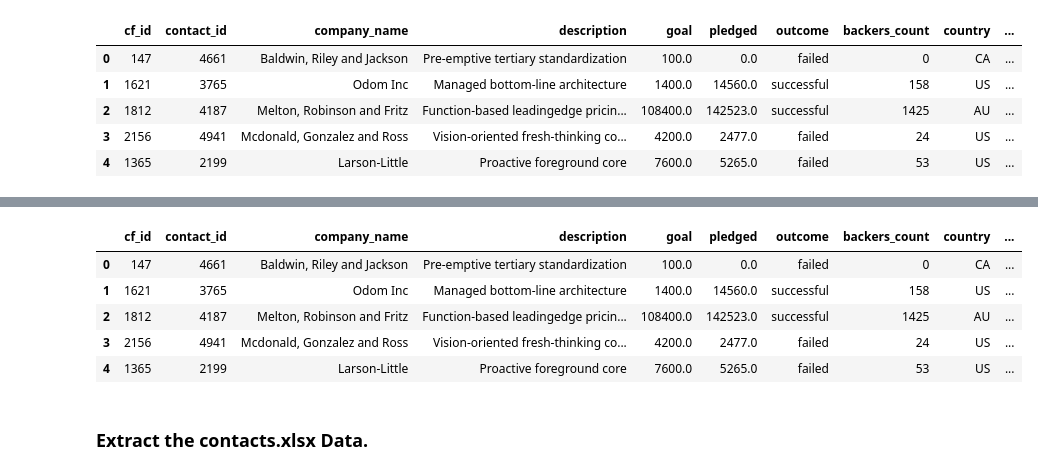
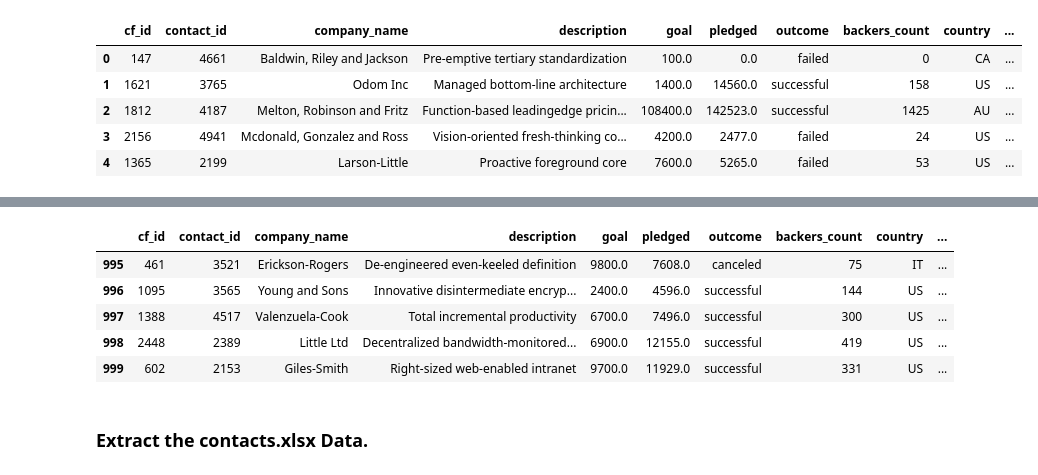
Before and after one commit to zekoNinja/Crowdfunding_ETL, a Jupyter notebook: ETL_Mini_Project_MAkl_MLutfor.ipynb, the cells around one changed output, grey strips where cells are left out. Saved outputs shown, nothing was run; the diff lists cells and outputs as text; code cells hidden in the pictures.

```diff
--- a/ETL_Mini_Project_MAkl_MLutfor.ipynb
+++ b/ETL_Mini_Project_MAkl_MLutfor.ipynb
@@ -287,0 +291,14 @@ from datetime import datetime as dt
+# %%
+# Format the launched_date and end_date columns to datetime format
+from datetime import datetime as dt
+
+# Convert 'launched_date' to datetime format
+campaign_df1['launched_date'] = pd.to_datetime(campaign_df1['launched_date'],format='%Y-%m-%d')
+
+# Convert 'end_date' to datetime format
+campaign_df1['end_date'] = pd.to_datetime(campaign_df1['end_date'],format='%Y-%m-%d')
+
+campaign_df1['launched_date'] =campaign_df1['launched_date'].dt.date
+campaign_df1['end_date'] =campaign_df1['end_date'].dt.date
+
+campaign_df1
@@ -287,0 +319,3 @@ from datetime import datetime as dt
+# %%
+campaign_df1 = campaign_df1.rename(columns={'sub-category': 'subcategory'})
+subcategory_df
@@ -288,8 +340,8 @@ from datetime import datetime as dt
 # %%
 # Merge the campaign_df with the category_df on the "category" column and
 # the subcategory_df on the "subcategory" column.
-
-
+campaign_merged_df1 = pd.merge(campaign_df1, category_df, on='category')
+campaign_merged_df = pd.merge(campaign_merged_df1, subcategory_df, on='subcategory')
 campaign_merged_df.tail(10)
 # %% [output]
 |  | cf_id | contact_id | company_name | description | goal | pledged | outcome | backers_count | country | ... |
@@ -306,11 +358,14 @@ campaign_merged_df.tail(10)
+# %%
+campaign_merged_df=campaign_merged_df.drop(columns=['staff_pick', 'spotlight','category & sub-category','category','subcategory'])
 # %%
 # Drop unwanted columns
+campaign_merged_df.tail()
 # %% [output]
 |  | cf_id | contact_id | company_name | description | goal | pledged | outcome | backers_count | country | ... |
-| 0 | 147 | 4661 | Baldwin, Riley and Jackson | Pre-emptive tertiary standardization | 100.0 | 0.0 | failed | 0 | CA | ... |
-| 1 | 1621 | 3765 | Odom Inc | Managed bottom-line architecture | 1400.0 | 14560.0 | successful | 158 | US | ... |
-| 2 | 1812 | 4187 | Melton, Robinson and Fritz | Function-based leadingedge pricin... | 108400.0 | 142523.0 | successful | 1425 | AU | ... |
-| 3 | 2156 | 4941 | Mcdonald, Gonzalez and Ross | Vision-oriented fresh-thinking co... | 4200.0 | 2477.0 | failed | 24 | US | ... |
-| 4 | 1365 | 2199 | Larson-Little | Proactive foreground core | 7600.0 | 5265.0 | failed | 53 | US | ... |
+| 995 | 461 | 3521 | Erickson-Rogers | De-engineered even-keeled definition | 9800.0 | 7608.0 | canceled | 75 | IT | ... |
+| 996 | 1095 | 3565 | Young and Sons | Innovative disintermediate encryp... | 2400.0 | 4596.0 | successful | 144 | US | ... |
+| 997 | 1388 | 4517 | Valenzuela-Cook | Total incremental productivity | 6700.0 | 7496.0 | successful | 300 | US | ... |
+| 998 | 2448 | 2389 | Little Ltd | Decentralized bandwidth-monitored... | 6900.0 | 12155.0 | successful | 419 | US | ... |
+| 999 | 602 | 2153 | Giles-Smith | Right-sized web-enabled intranet | 9700.0 | 11929.0 | successful | 331 | US | ... |
 # %%
 # Export the DataFrame as a CSV file.
```
Also changed, not shown: parts of 9 cells of this notebook, 1 other file.
